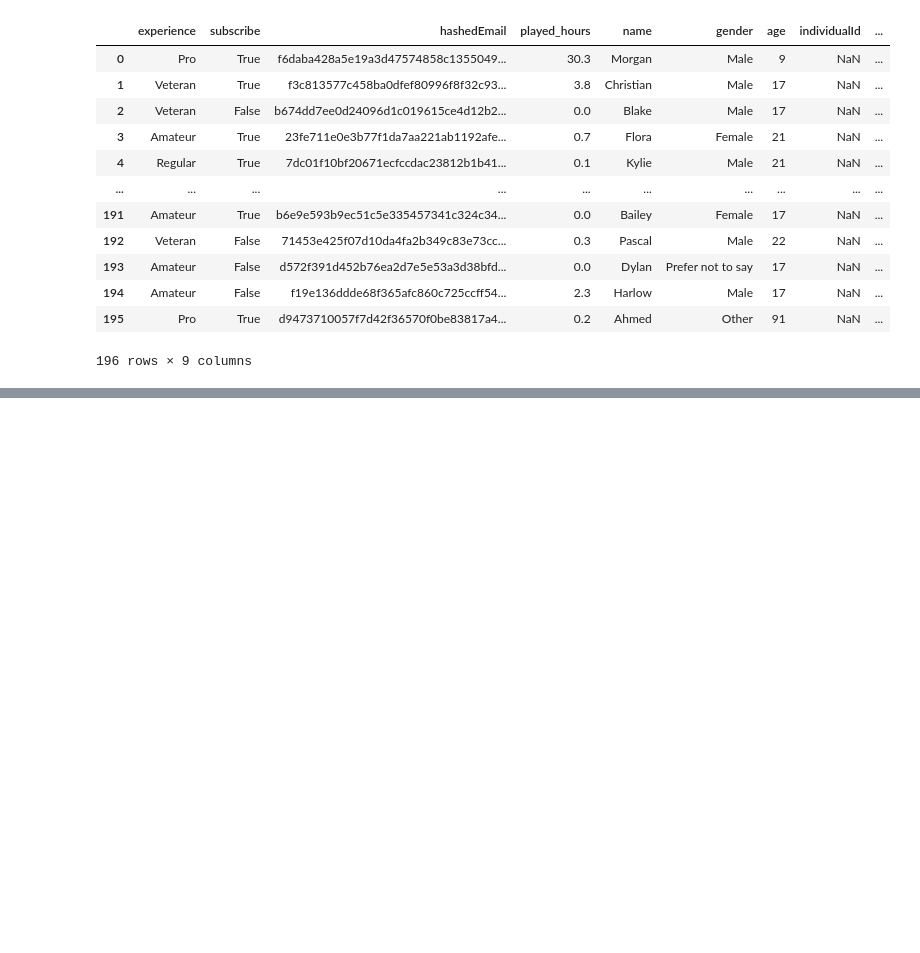
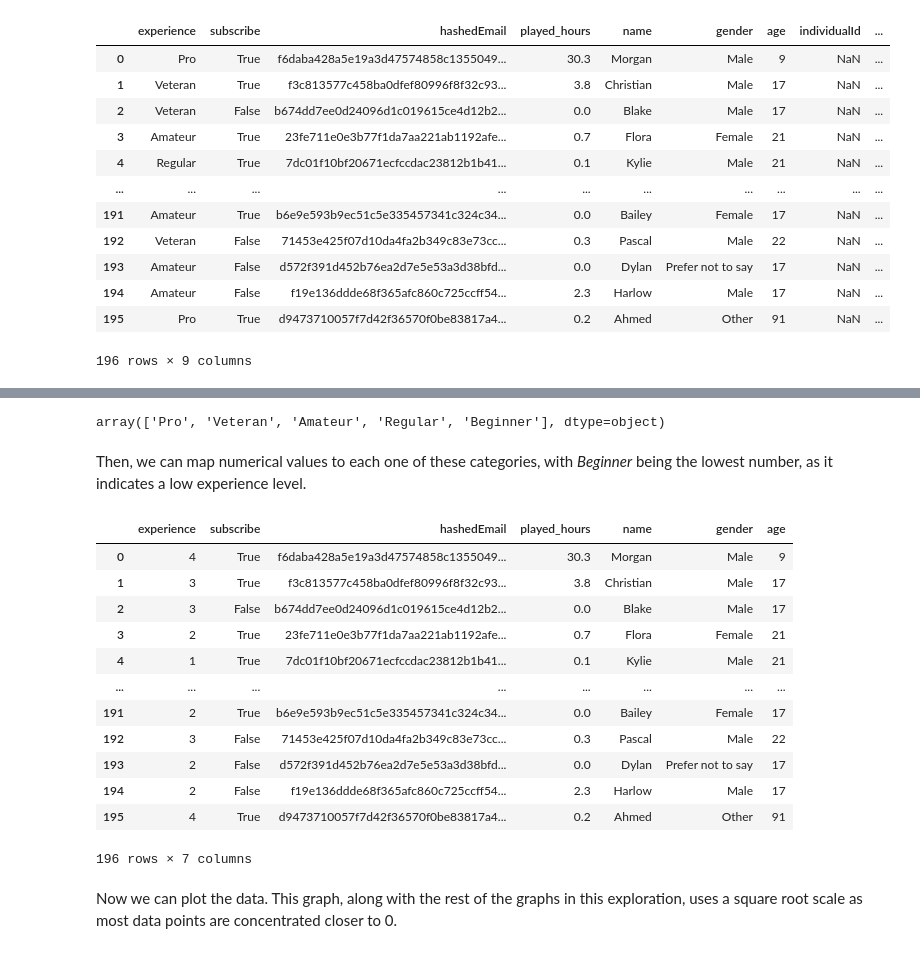
Before and after one commit to sydlpeters/dsci-group-2025w1-group-101-1, a Jupyter notebook: ProjectPlanningStageMegan.ipynb, the cells around one changed output, grey strips where cells are left out. Drawn from its saved outputs; the diff is of its cells as text; code cells hidden in the pictures; blank space fills up the shorter version.

```diff
--- a/ProjectPlanningStageMegan.ipynb
+++ b/ProjectPlanningStageMegan.ipynb
@@ -92,0 +81,33 @@ One approach to answering this question is to use classification, which is well-
+# %%
+players_data["experience"].unique()
+# %% [output]
+array(['Pro', 'Veteran', 'Amateur', 'Regular', 'Beginner'], dtype=object)
+# %% [markdown]
+Then, we can map numerical values to each one of these categories, with *Beginner* being the lowest number, as it indicates a low experience level.
+# %%
+experience_map = {
+    "Beginner" : 0,
+    "Regular": 1,
+    "Amateur": 2,
+    "Veteran": 3,
+    "Pro": 4
+}
+
+players_data["experience"] = players_data["experience"].map(experience_map)
+players_data
+# %% [output]
+|  | experience | subscribe | hashedEmail | played_hours | name | gender | age |
+| 0 | 4 | True | f6daba428a5e19a3d47574858c1355049... | 30.3 | Morgan | Male | 9 |
+| 1 | 3 | True | f3c813577c458ba0dfef80996f8f32c93... | 3.8 | Christian | Male | 17 |
+| 2 | 3 | False | b674dd7ee0d24096d1c019615ce4d12b2... | 0.0 | Blake | Male | 17 |
+| 3 | 2 | True | 23fe711e0e3b77f1da7aa221ab1192afe... | 0.7 | Flora | Female | 21 |
+| 4 | 1 | True | 7dc01f10bf20671ecfccdac23812b1b41... | 0.1 | Kylie | Male | 21 |
+| ... | ... | ... | ... | ... | ... | ... | ... |
+| 191 | 2 | True | b6e9e593b9ec51c5e335457341c324c34... | 0.0 | Bailey | Female | 17 |
+| 192 | 3 | False | 71453e425f07d10da4fa2b349c83e73cc... | 0.3 | Pascal | Male | 22 |
+| 193 | 2 | False | d572f391d452b76ea2d7e5e53a3d38bfd... | 0.0 | Dylan | Prefer not to say | 17 |
+| 194 | 2 | False | f19e136ddde68f365afc860c725ccff54... | 2.3 | Harlow | Male | 17 |
+| 195 | 4 | True | d9473710057f7d42f36570f0be83817a4... | 0.2 | Ahmed | Other | 91 |
+196 rows × 7 columns
+# %% [markdown]
+Now we can plot the data. This graph, along with the rest of the graphs in this exploration, uses a square root scale as most data points are concentrated closer to 0.
```
Also changed, not shown: parts of 21 cells of this notebook.
